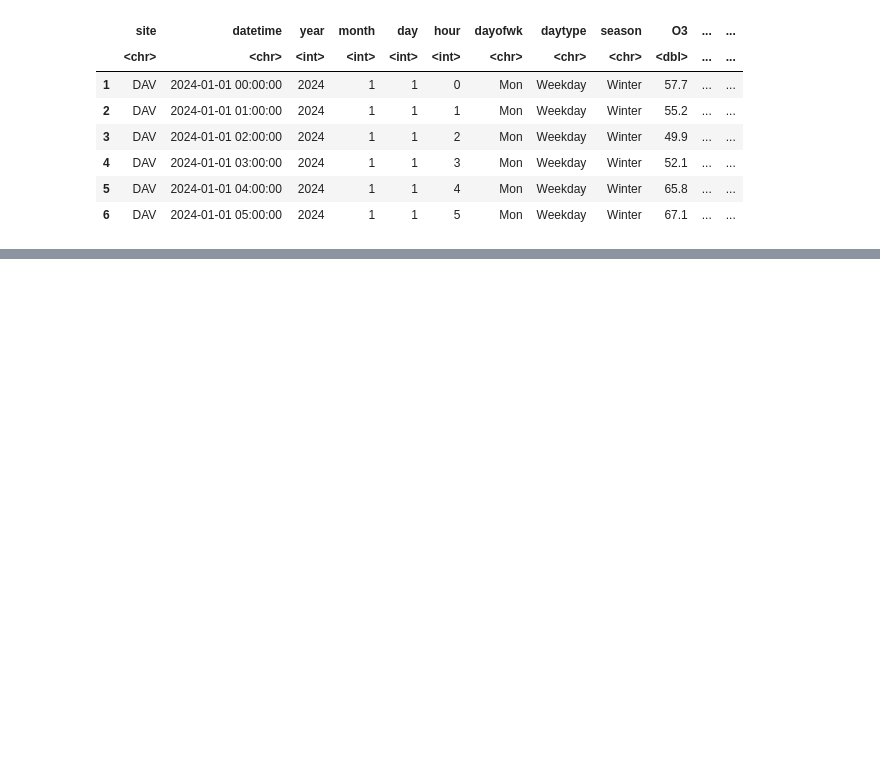
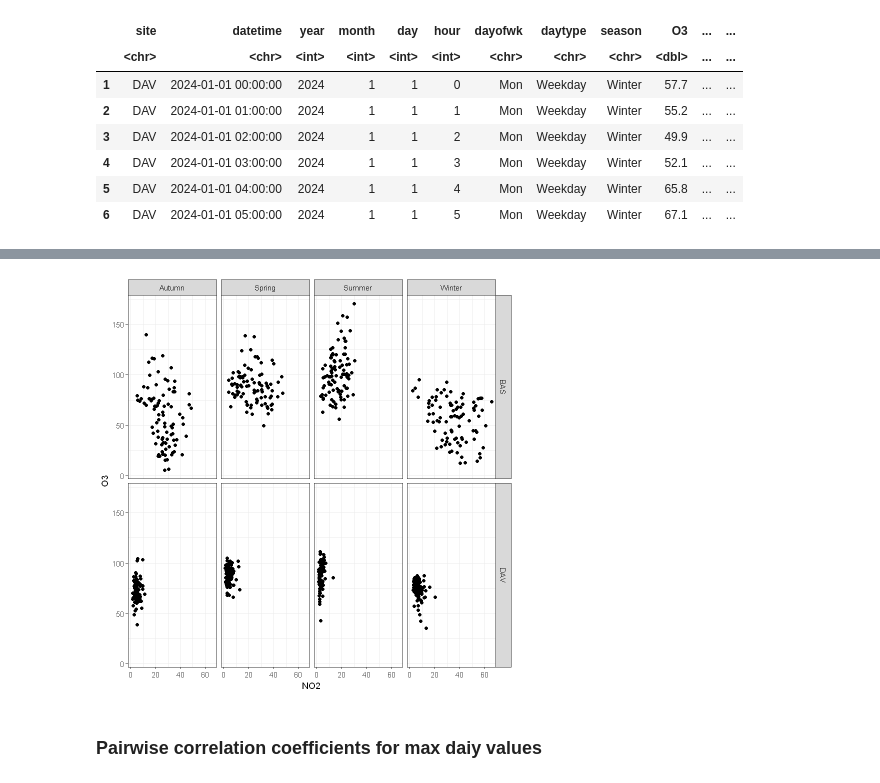
Before and after one commit to matheogodenzi/Air_pollution, a Jupyter notebook: Correlations.ipynb, the cells around one changed output, grey strips where cells are left out. Saved outputs shown, nothing was run; the diff lists cells and outputs as text; code cells hidden in the pictures; blank space fills up the shorter version.

```diff
--- a/Correlations.ipynb
+++ b/Correlations.ipynb
@@ -37,0 +83,9 @@ A data.frame: 6 × 22
+# %%
+daily.max %>%
+  ggplot+
+  facet_grid(site~season)+
+  geom_point(aes(NO2, O3))
+# %% [output]
+[figure, added]
+# %% [markdown]
+### Pairwise correlation coefficients for max daiy values
```
Also changed, not shown: parts of 23 cells of this notebook, 1 other file.
